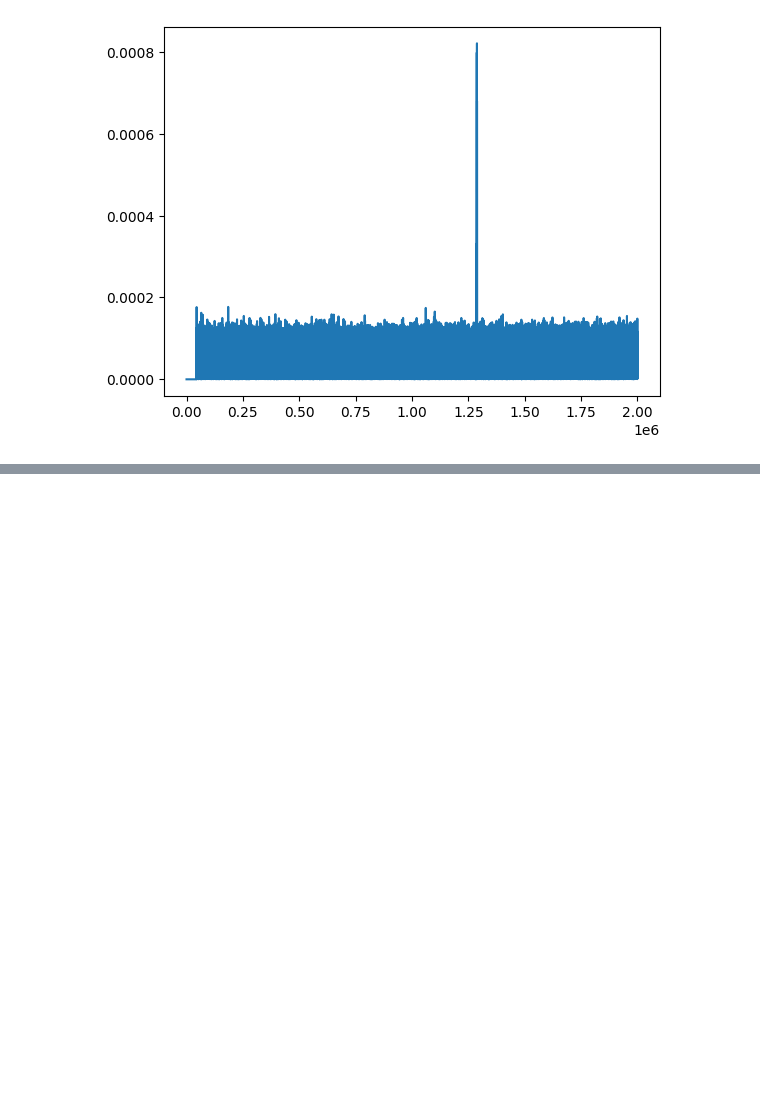
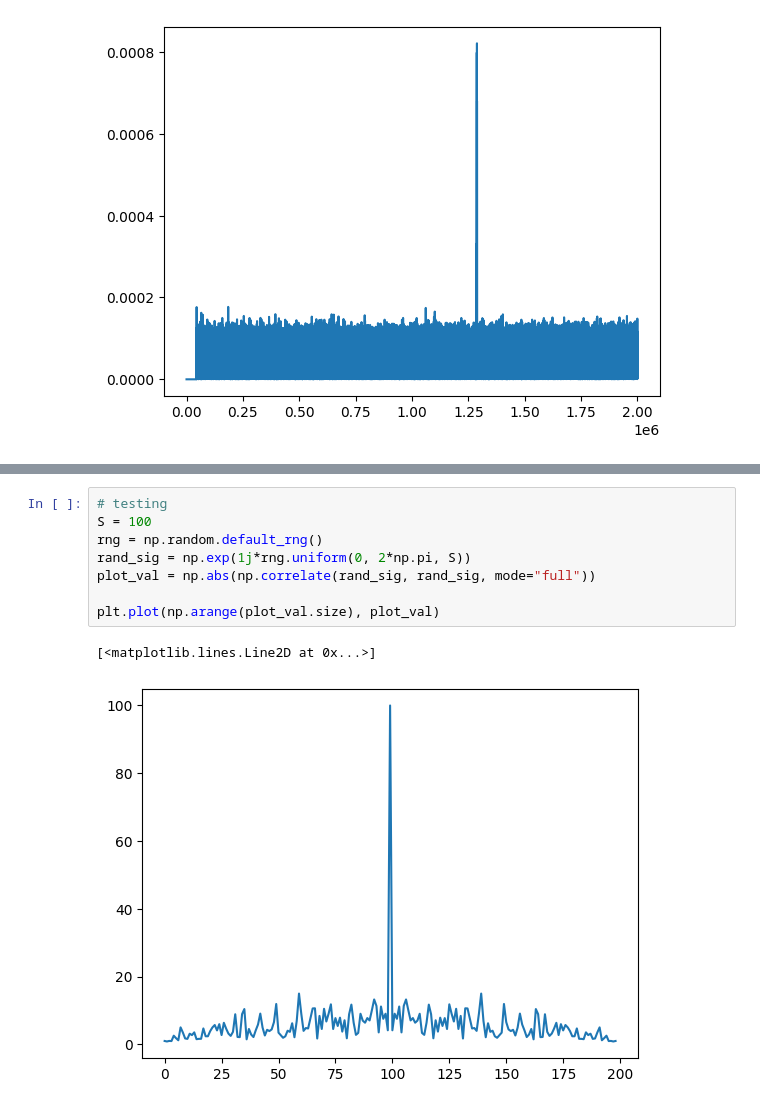
Before and after one commit to navya-xx/OTA-C, a Jupyter notebook: cpp/save_corr_data_analysis.ipynb, the cells around one changed output, grey strips where cells are left out. Saved outputs shown, nothing was run; the diff lists cells and outputs as text; blank space fills up the shorter version.

```diff
--- a/cpp/save_corr_data_analysis.ipynb
+++ b/cpp/save_corr_data_analysis.ipynb
@@ -52,0 +53,11 @@ plt.plot(plot_corr[pmax-N*8 : pmax + N*8])
+# %%
+# testing
+S = 100
+rng = np.random.default_rng()
+rand_sig = np.exp(1j*rng.uniform(0, 2*np.pi, S))
+plot_val = np.abs(np.correlate(rand_sig, rand_sig, mode="full"))
+
+plt.plot(np.arange(plot_val.size), plot_val)
+# %% [output]
+[<matplotlib.lines.Line2D at 0x...>]
+[figure, added]
```
Also changed, not shown: parts of 4 cells of this notebook, 12 other files.
